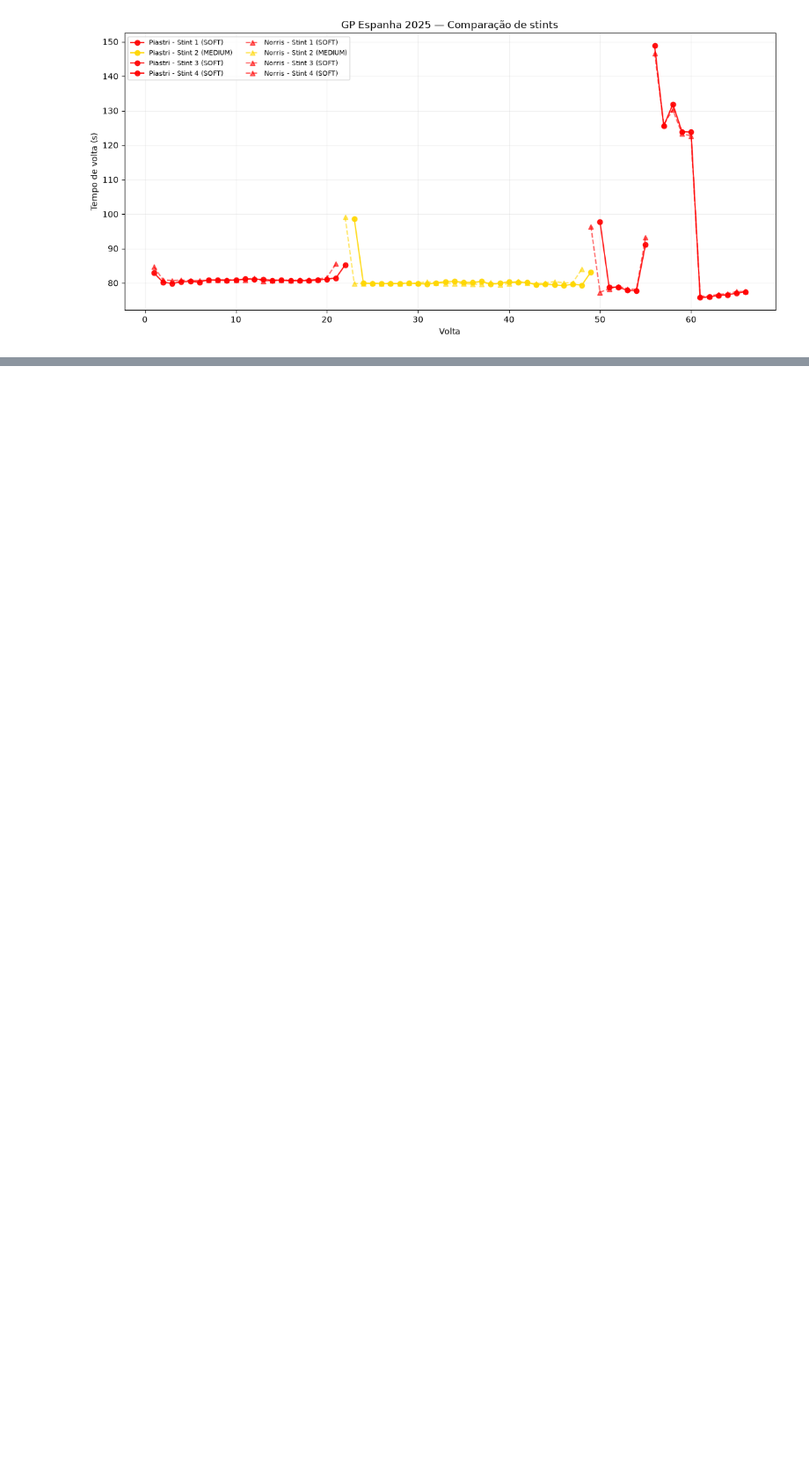
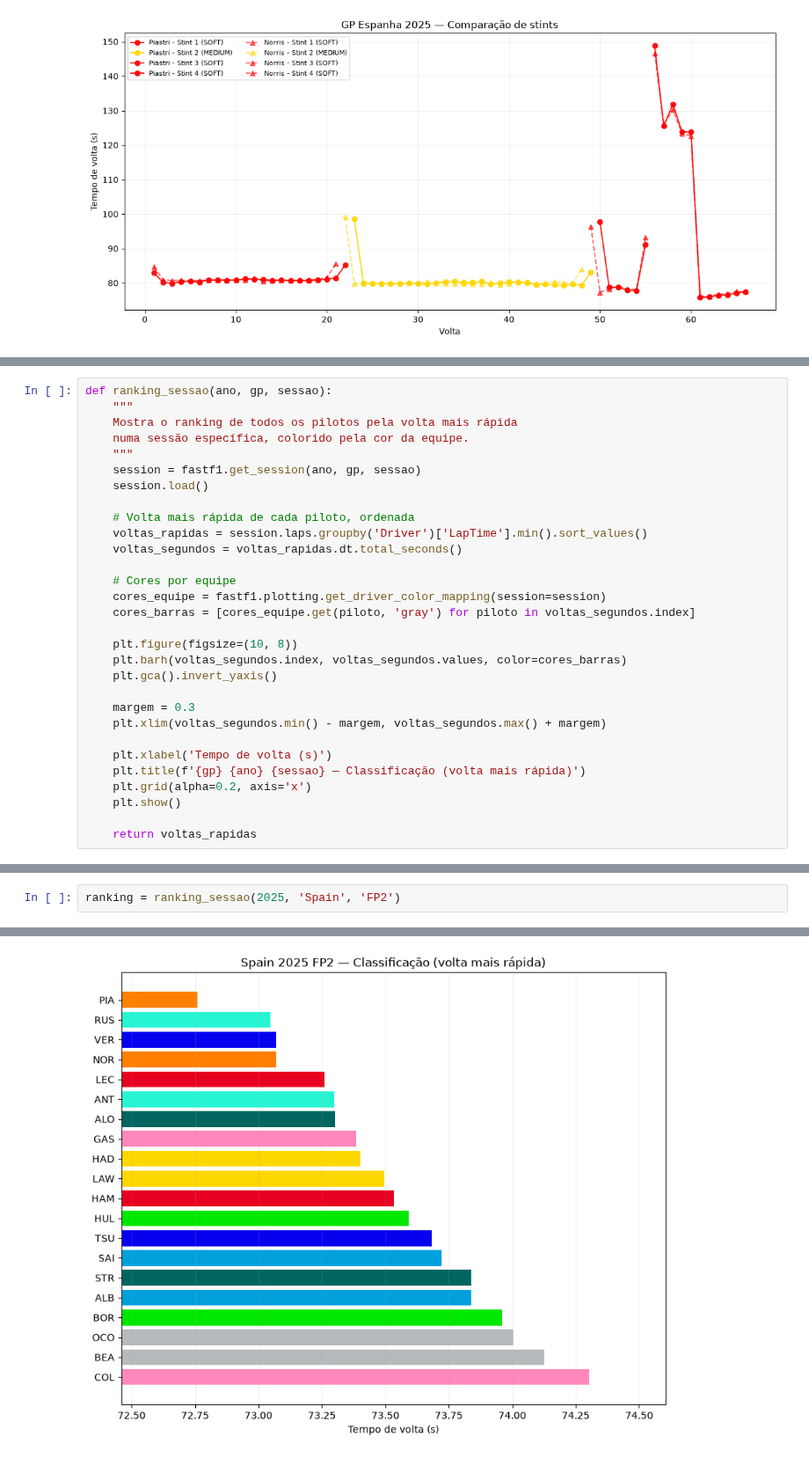
Before and after one commit to Mazzoni-mat-ap/telemetria-f1, a Jupyter notebook: MODULO1.ipynb, the cells around one changed output, grey strips where cells are left out. Shown at 88% size. Cells and saved outputs as stored; diff of their text form; blank space fills up the shorter version.

```diff
--- a/MODULO1.ipynb
+++ b/MODULO1.ipynb
@@ -498,0 +563,30 @@ core           INFO     Finished loading data for 19 drivers: ['81', '4', '16',
+# %%
+def ranking_sessao(ano, gp, sessao):
+    """
+    Mostra o ranking de todos os pilotos pela volta mais rápida
+    numa sessão específica, colorido pela cor da equipe.
+    """
+    session = fastf1.get_session(ano, gp, sessao)
+    session.load()
+
+    # Volta mais rápida de cada piloto, ordenada
+    voltas_rapidas = session.laps.groupby('Driver')['LapTime'].min().sort_values()
+    voltas_segundos = voltas_rapidas.dt.total_seconds()
+
+    # Cores por equipe
+    cores_equipe = fastf1.plotting.get_driver_color_mapping(session=session)
+    cores_barras = [cores_equipe.get(piloto, 'gray') for piloto in voltas_segundos.index]
+
+    plt.figure(figsize=(10, 8))
+    plt.barh(voltas_segundos.index, voltas_segundos.values, color=cores_barras)
+    plt.gca().invert_yaxis()
+
+    margem = 0.3
+    plt.xlim(voltas_segundos.min() - margem, voltas_segundos.max() + margem)
+
+    plt.xlabel('Tempo de volta (s)')
+    plt.title(f'{gp} {ano} {sessao} — Classificação (volta mais rápida)')
+    plt.grid(alpha=0.2, axis='x')
+    plt.show()
+
+    return voltas_rapidas
@@ -498,0 +595,3 @@ core           INFO     Finished loading data for 19 drivers: ['81', '4', '16',
+# %%
+ranking = ranking_sessao(2025, 'Spain', 'FP2')
+# %% [output]
@@ -498,0 +612 @@ core           INFO     Finished loading data for 19 drivers: ['81', '4', '16',
+[figure, added]
```
Also changed, not shown: parts of 7 cells of this notebook, 1 other file.
